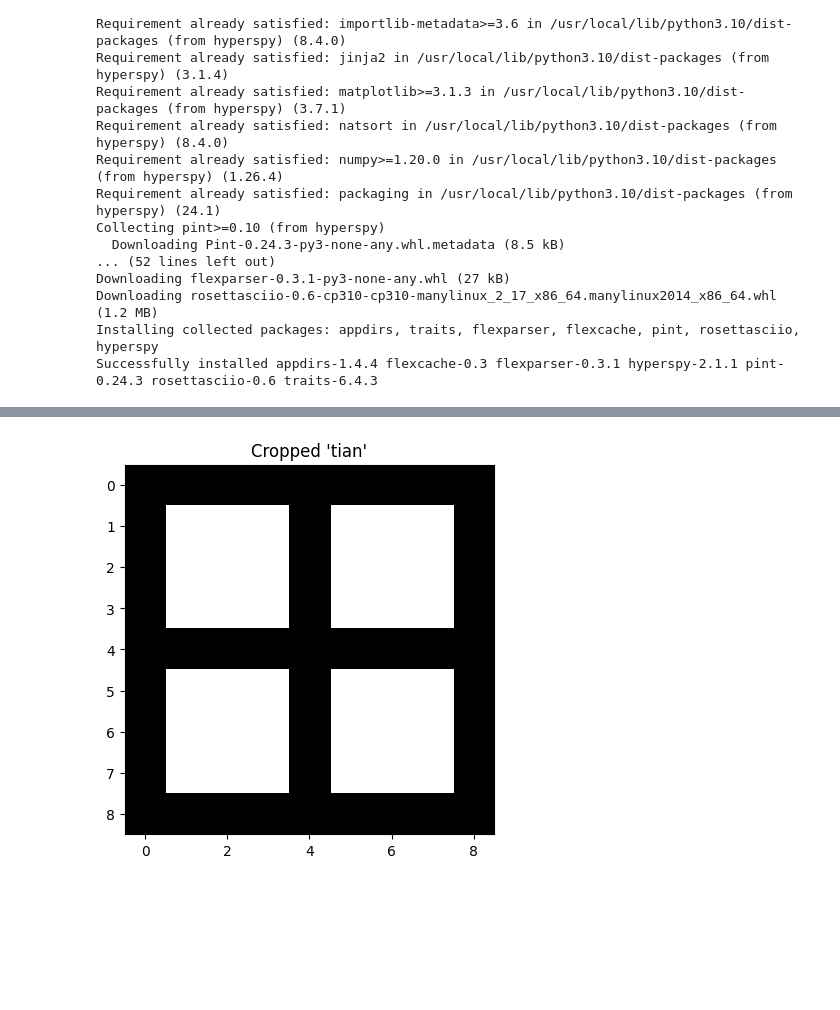
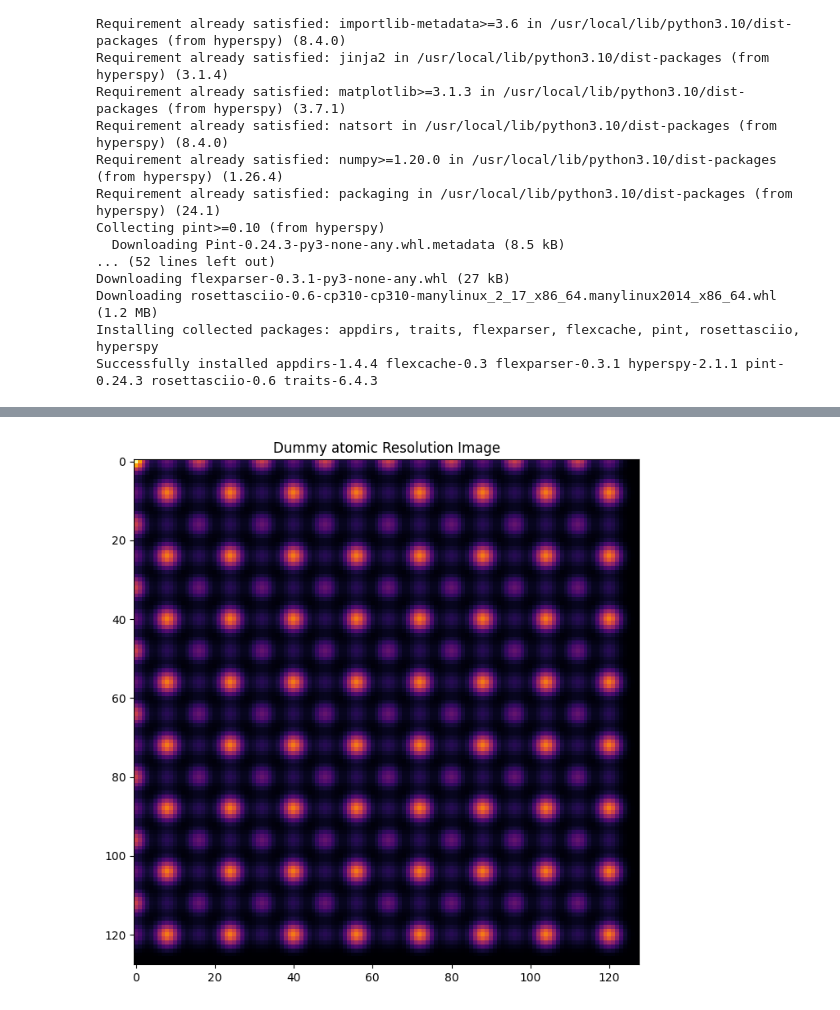
Before and after one commit to iceaiai/CS-team, a Jupyter notebook: September_9th.ipynb, the cells around one changed output, grey strips where cells are left out. Drawn from its saved outputs; the diff is of its cells as text; code cells hidden in the pictures; blank space fills up the shorter version.

```diff
--- a/September_9th.ipynb
+++ b/September_9th.ipynb
@@ -91,9 +349,35 @@ plt.show()
-# %%
-cropped_tian = img_array[40:49, 20:29]  # Adjust the cropping region as needed
-
-# Display the cropped "田"
-plt.imshow(cropped_tian, cmap='gray')
-plt.title("Cropped 'tian'")
-plt.show()
-# %% [output]
-[figure, removed]
+# %%
+# First create a dummy atomic resolutio STEM image
+from scipy.ndimage import gaussian_filter
+# Parameters
+image_size = 128  #
+n = 16  # Separation between atoms in pixels
+#m = 10  # Diameter of atoms in pixels
+sigma = 2
+intensity = 1
+#image[[(i, j) for i in range(8, image_size, n) for j in range(8, image_size, n)]] = height
+image = np.zeros((image_size, image_size))
+# Plot the dummy atomic STEM image
+def draw_atoms(image, n, height):
+    for i in range(int(n/2), image_size, int(n)):  # Start at half of n for symmetry
+        for j in range(int(n/2), image_size, int(n)):
+          # A atom positions
+          image[i, j] = height
+          # B atom positions
+          image[int((i+n//2)%image_size),int((j+n//2)%image_size)] = height*0.4
+          # C atom positions
+          image[int((i+n//2)%image_size),j] = height*0.2
+          image[i,int((j+n//2)%image_size)] = height*0.2
+draw_atoms(image,n,intensity)
+
+# Apply Gaussian filter for atomic decay with tunable sigma
+blurred_image = gaussian_filter(image, sigma=sigma)
+
+# Plot the result
+plt.figure(figsize=(8, 8))
+plt.imshow(blurred_image, cmap='inferno', interpolation='nearest')
+plt.title(f'Dummy atomic Resolution Image')
+plt.savefig('dummy_image.png')
+plt.show()
+# %% [output]
+[figure, added]
```
Also changed, not shown: parts of 40 cells of this notebook.
